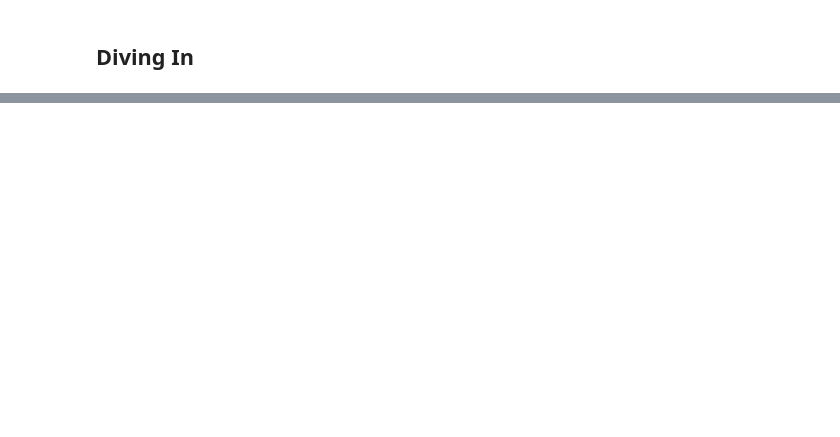
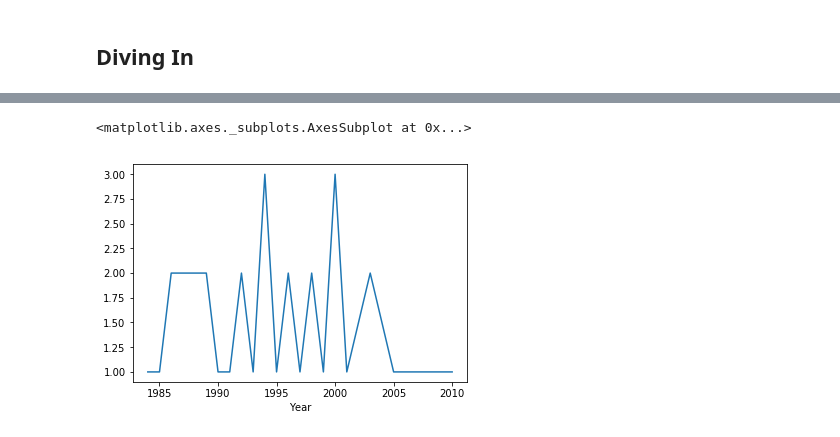
Before and after one commit to ainsleymcgrath/promotable-intro-to-python, a Jupyter notebook: Exploring Rolling Stone Top 500 Albums 2012.ipynb, the cells around one changed output, grey strips where cells are left out. Saved outputs shown, nothing was run; the diff lists cells and outputs as text; code cells hidden in the pictures; blank space fills up the shorter version.

```diff
--- a/Exploring Rolling Stone Top 500 Albums 2012.ipynb
+++ b/Exploring Rolling Stone Top 500 Albums 2012.ipynb
@@ -73,0 +260,5 @@ Armed with some paths to head down, let's explore.
+# %%
+genres_by_year['Hip Hop'].plot()
+# %% [output]
+<matplotlib.axes._subplots.AxesSubplot at 0x...>
+[figure, added]
```
Also changed, not shown: parts of 29 cells of this notebook, 3 other files.
